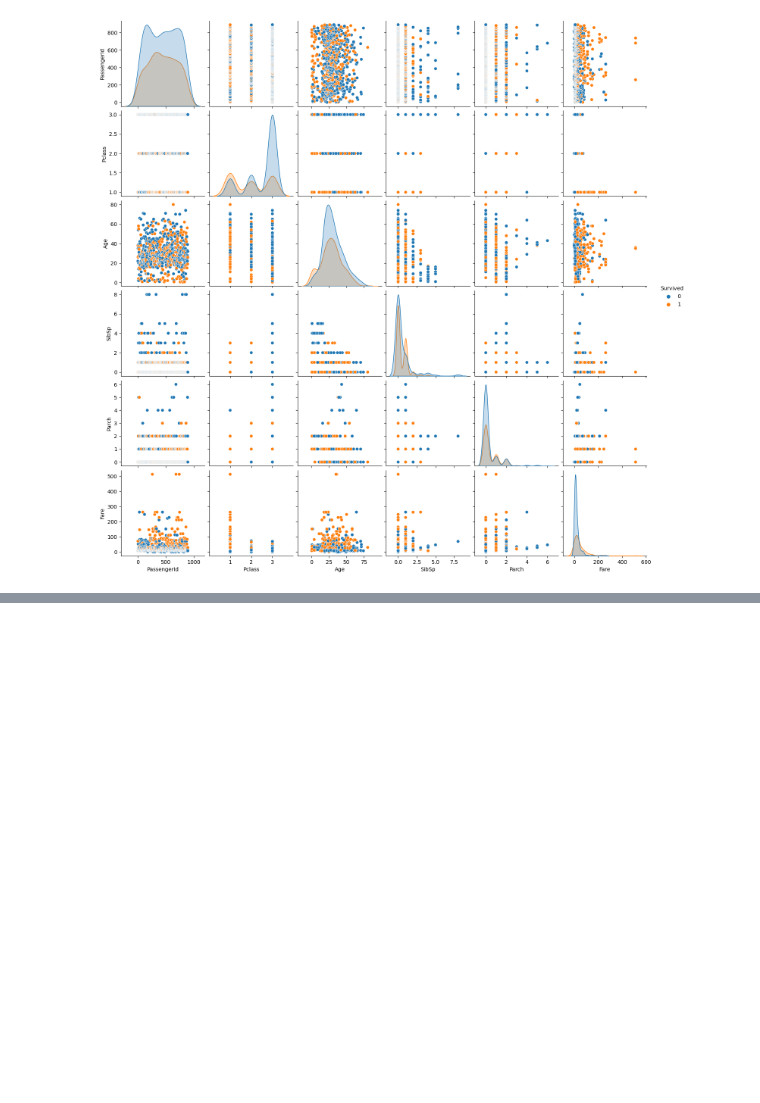
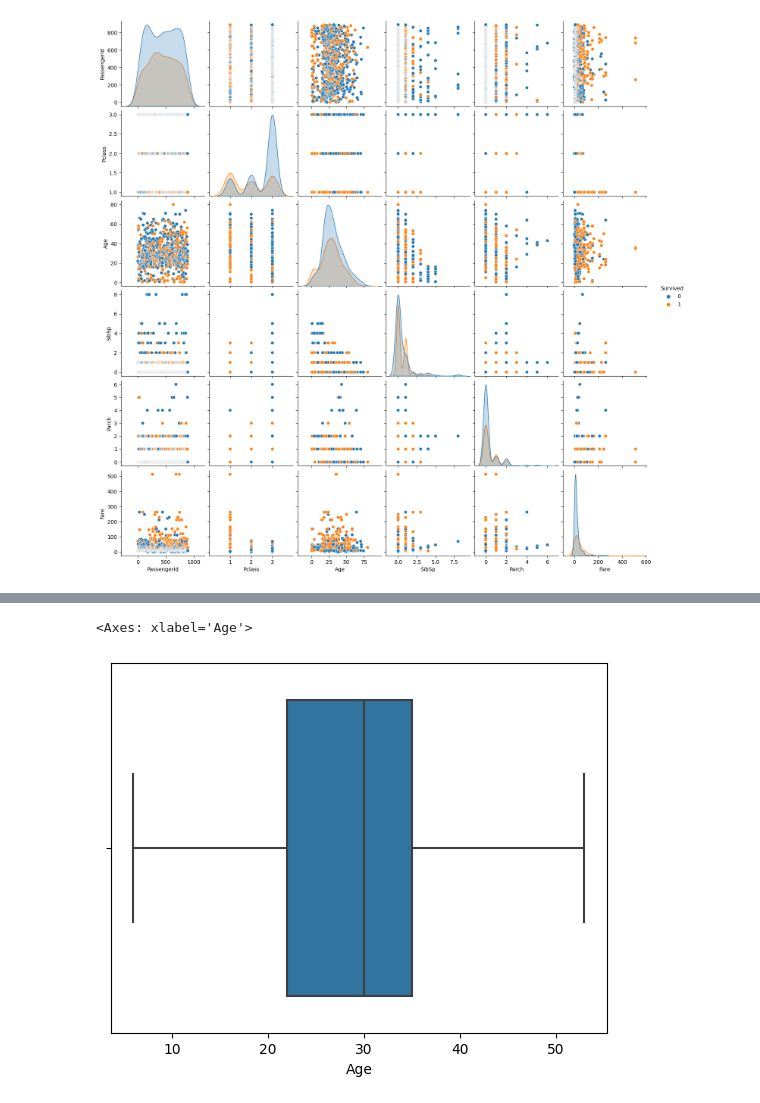
Before and after one commit to Roque7/github-slideshow, a Jupyter notebook: Untitanic.ipynb, the cells around one changed output, grey strips where cells are left out. Saved outputs shown, nothing was run; the diff lists cells and outputs as text; code cells hidden in the pictures; blank space fills up the shorter version.

```diff
--- a/Untitanic.ipynb
+++ b/Untitanic.ipynb
@@ -69,0 +185,10 @@ sns.pairplot(df, hue="Survived")
+# %%
+q = 0.05
+qMaxima = df["Age"].quantile(1-q)
+qMinima = df["Age"].quantile(q)
+# %%
+dfSinOutliers = df[(df["Age"] < qMaxima) & (df["Age"] > qMinima)]
+sns.boxplot(x=dfSinOutliers["Age"])
+# %% [output]
+<Axes: xlabel='Age'>
+[figure, added]
```
Also changed, not shown: parts of 17 cells of this notebook.
